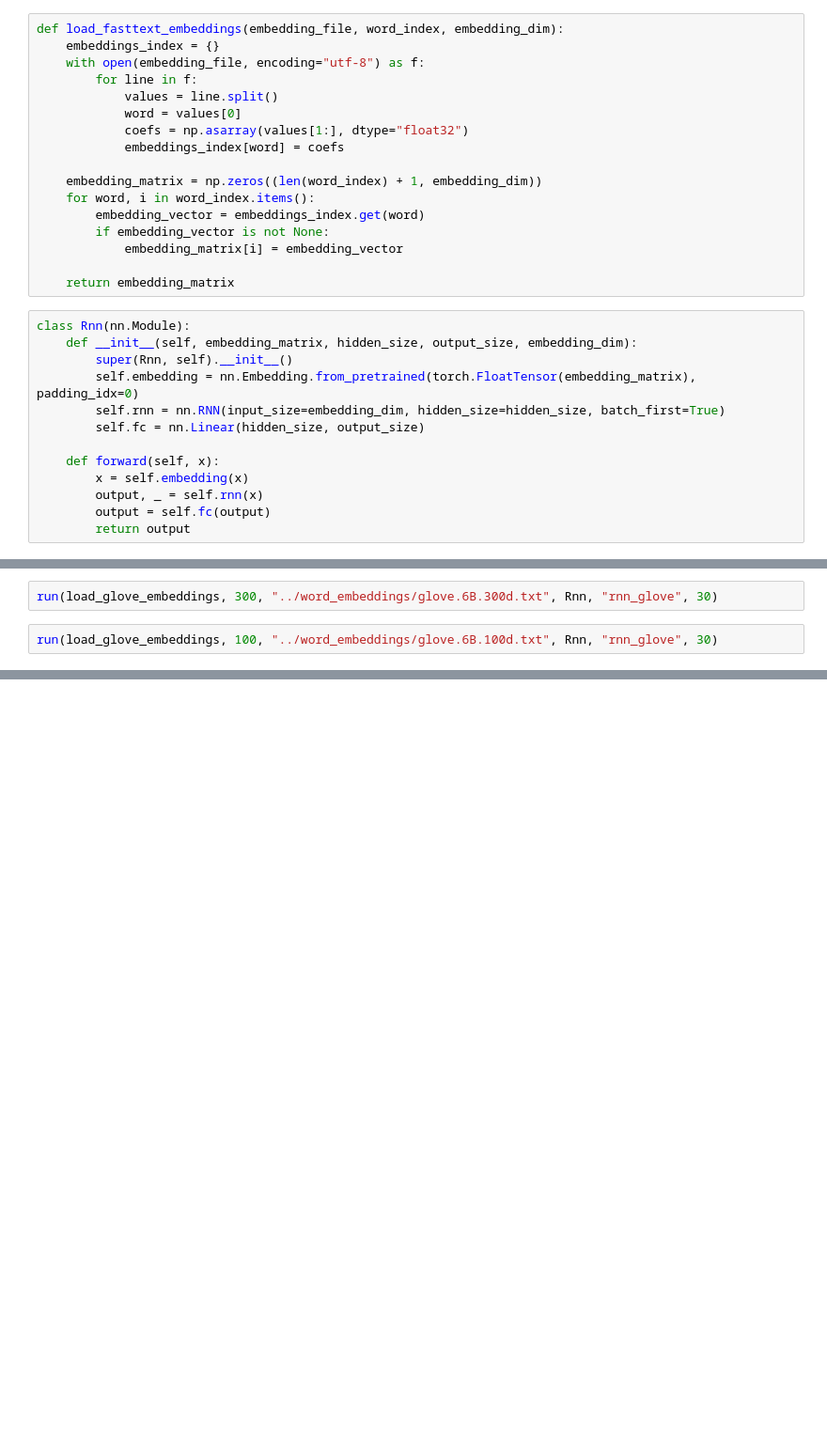
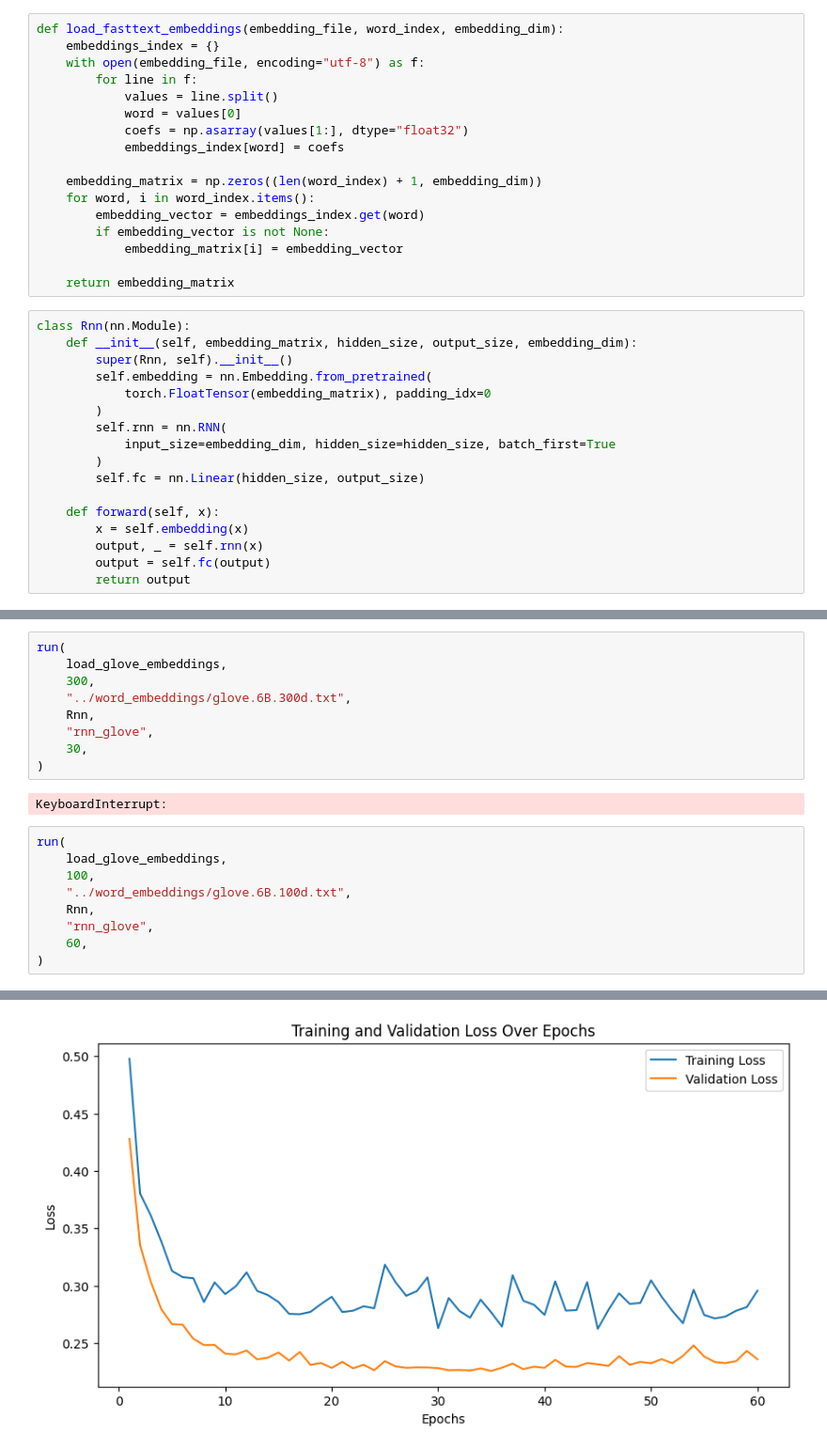
Before and after one commit to hyouteki/lanat, a Jupyter notebook: bio_encoding/dataset_1/models.ipynb, the cells around one changed output, grey strips where cells are left out. Shown at 94% size. Cells and saved outputs as stored; diff of their text form; blank space fills up the shorter version.

```diff
--- a/bio_encoding/dataset_1/models.ipynb
+++ b/bio_encoding/dataset_1/models.ipynb
@@ -54,8 +56,12 @@ def load_fasttext_embeddings(embedding_file, word_index, embedding_dim):
 class Rnn(nn.Module):
     def __init__(self, embedding_matrix, hidden_size, output_size, embedding_dim):
         super(Rnn, self).__init__()
-        self.embedding = nn.Embedding.from_pretrained(torch.FloatTensor(embedding_matrix), padding_idx=0)
-        self.rnn = nn.RNN(input_size=embedding_dim, hidden_size=hidden_size, batch_first=True)
+        self.embedding = nn.Embedding.from_pretrained(
+            torch.FloatTensor(embedding_matrix), padding_idx=0
+        )
+        self.rnn = nn.RNN(
+            input_size=embedding_dim, hidden_size=hidden_size, batch_first=True
+        )
         self.fc = nn.Linear(hidden_size, output_size)
 
     def forward(self, x):
@@ -90,6 +104,23 @@ class Gru(nn.Module):
         output = self.fc(output)
         return output
 # %%
-run(load_glove_embeddings, 300, "../word_embeddings/glove.6B.300d.txt", Rnn, "rnn_glove", 30)
+run(
+    load_glove_embeddings,
+    300,
+    "../word_embeddings/glove.6B.300d.txt",
+    Rnn,
+    "rnn_glove",
+    30,
+)
+# %% [output]
+KeyboardInterrupt:
 # %%
-run(load_glove_embeddings, 100, "../word_embeddings/glove.6B.100d.txt", Rnn, "rnn_glove", 30)
+run(
+    load_glove_embeddings,
+    100,
+    "../word_embeddings/glove.6B.100d.txt",
+    Rnn,
+    "rnn_glove",
+    60,
+)
+# %% [output]
@@ -95,0 +131 @@ run(load_glove_embeddings, 100, "../word_embeddings/glove.6B.100d.txt", Rnn, "rn
+[figure, added]
```
Also changed, not shown: parts of 16 cells of this notebook, 20 other files.
